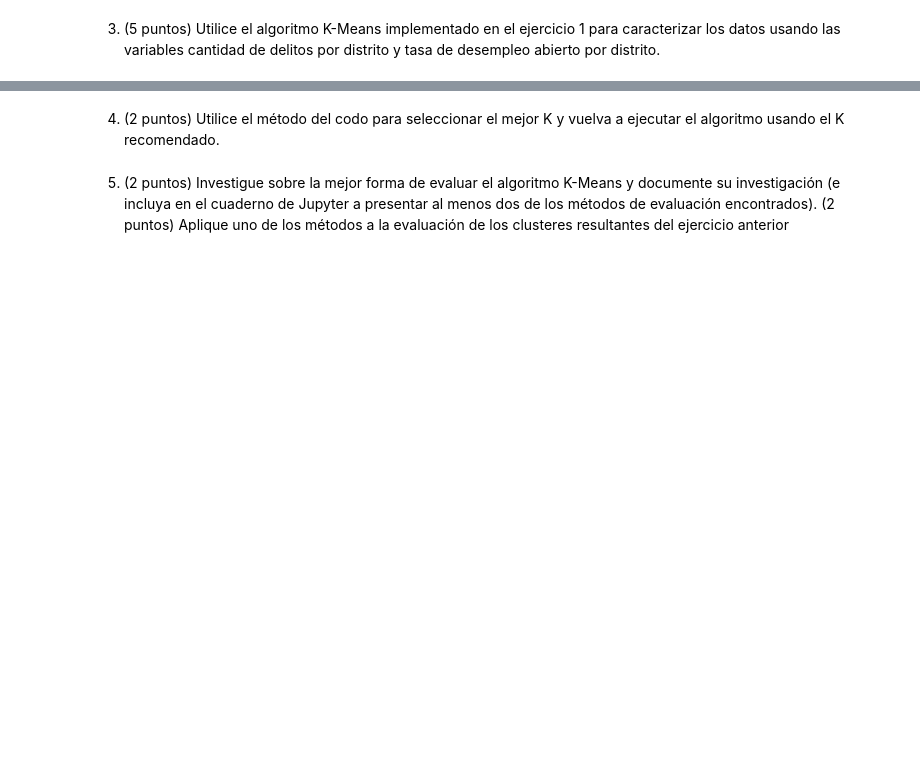
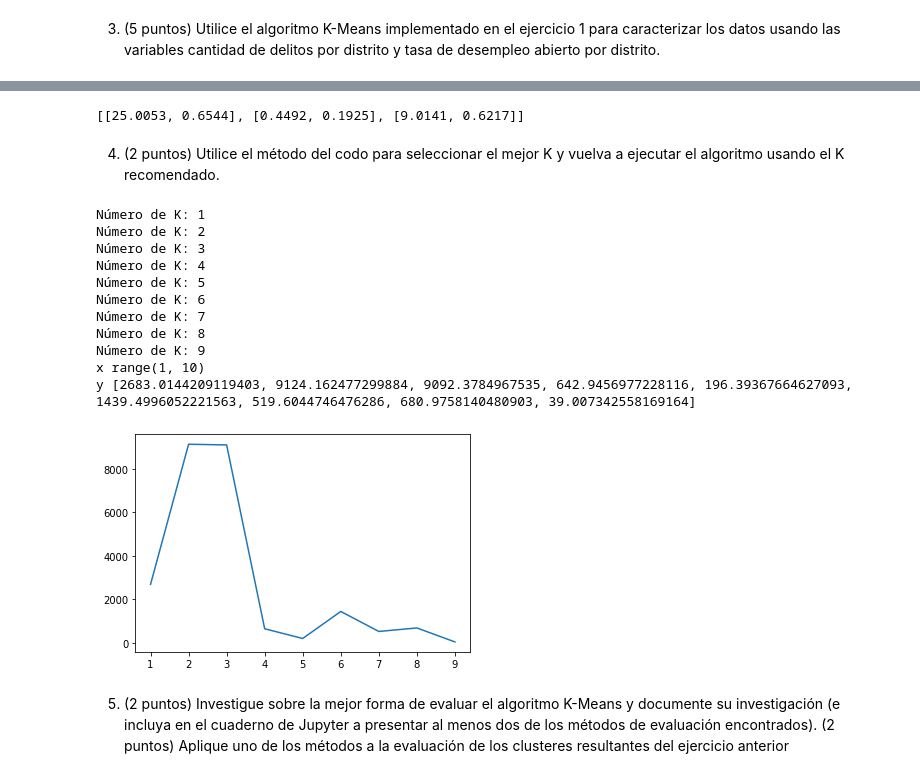
Before and after one commit to bjlf12/TP05-IA, a Jupyter notebook: TP05-IA.ipynb, the cells around one changed output, grey strips where cells are left out. Drawn from its saved outputs; the diff is of its cells as text; code cells hidden in the pictures; blank space fills up the shorter version.

Commit message:
Se agrego el algoritmo del codo y se graficaron los resultados con los datos de la tarea

```diff
--- a/TP05-IA.ipynb
+++ b/TP05-IA.ipynb
@@ -436,0 +472,3 @@ Name: Distrito, Length: 388, dtype: int64
+# %%
+tasa_desempleo = empleo_dataset[["CantonDistrito", "Tasa_desempleo_abierto"]]
+tasa_desempleo.head()
@@ -436,0 +558,3 @@ Name: Distrito, Length: 388, dtype: int64
+# %%
+cantidad_delitos = cantidad_delitos.reset_index(drop=True)
+cantidad_delitos
@@ -438,3 +591,6 @@ Name: Distrito, Length: 388, dtype: int64
 3. (5 puntos) Utilice el algoritmo K-Means implementado en el ejercicio 1 para
 caracterizar los datos usando las variables cantidad de delitos por distrito y tasa de
 desempleo abierto por distrito.
+# %%
+elementos = list(zip(cantidad_delitos["Cantidad"], tasa_desempleo["Tasa_desempleo_abierto"]))
+print(*elementos[:10], sep="\n")
@@ -441,3 +608,59 @@ desempleo abierto por distrito.
+# %%
+k_clusters = 3
+epocas_distritos = 1000
+
+medias_distritos, pertenece_kmedias_distritos = k_medias(k_clusters, elementos, epocas_distritos)
+
+print(medias_distritos)
+# %% [output]
+[[25.0053, 0.6544], [0.4492, 0.1925], [9.0141, 0.6217]]
 # %% [markdown]
 4. (2 puntos) Utilice el método del codo para seleccionar el mejor K y vuelva a
 ejecutar el algoritmo usando el K recomendado.
+# %%
+def metodo_codo(k_max, datos, epocas):
+
+    respuesta = []
+    for k in range(1, k_max):
+
+        print("Número de K:", k)
+        medias, pertenece = k_medias(k, datos, epocas)
+
+        suma = 0
+        for i in range(len(medias)):
+            for j in pertenece:
+
+                if i == pertenece[j]:
+                    suma += distancia_euclidiana(medias[i], datos[j])
+
+        respuesta.append(suma)
+    return respuesta
+
+k_max = 10
+
+y = metodo_codo(k_max, elementos, epocas_distritos)
+x = range(1, k_max)
+
+print("x", x)
+print("y", y)
+
+# Se grafican las clases junto con la línea que los divide.
+plt.figure()
+plt.title('')
+plt.plot(x, y)
+# plt.scatter(x_means, y_means, marker="X", c="red")
+#plt.plot(SamplesAll.numpy(), Y.numpy(), "r-")
+plt.show()
+# %% [output]
+Número de K: 1
+Número de K: 2
+Número de K: 3
+Número de K: 4
+Número de K: 5
+Número de K: 6
+Número de K: 7
+Número de K: 8
+Número de K: 9
+x range(1, 10)
+y [2683.0144209119403, 9124.162477299884, 9092.3784967535, 642.9456977228116, 196.39367664627093, 1439.4996052221563, 519.6044746476286, 680.9758140480903, 39.007342558169164]
+[figure, added]
```
Also changed, not shown: parts of 24 cells of this notebook, 5 other files.
